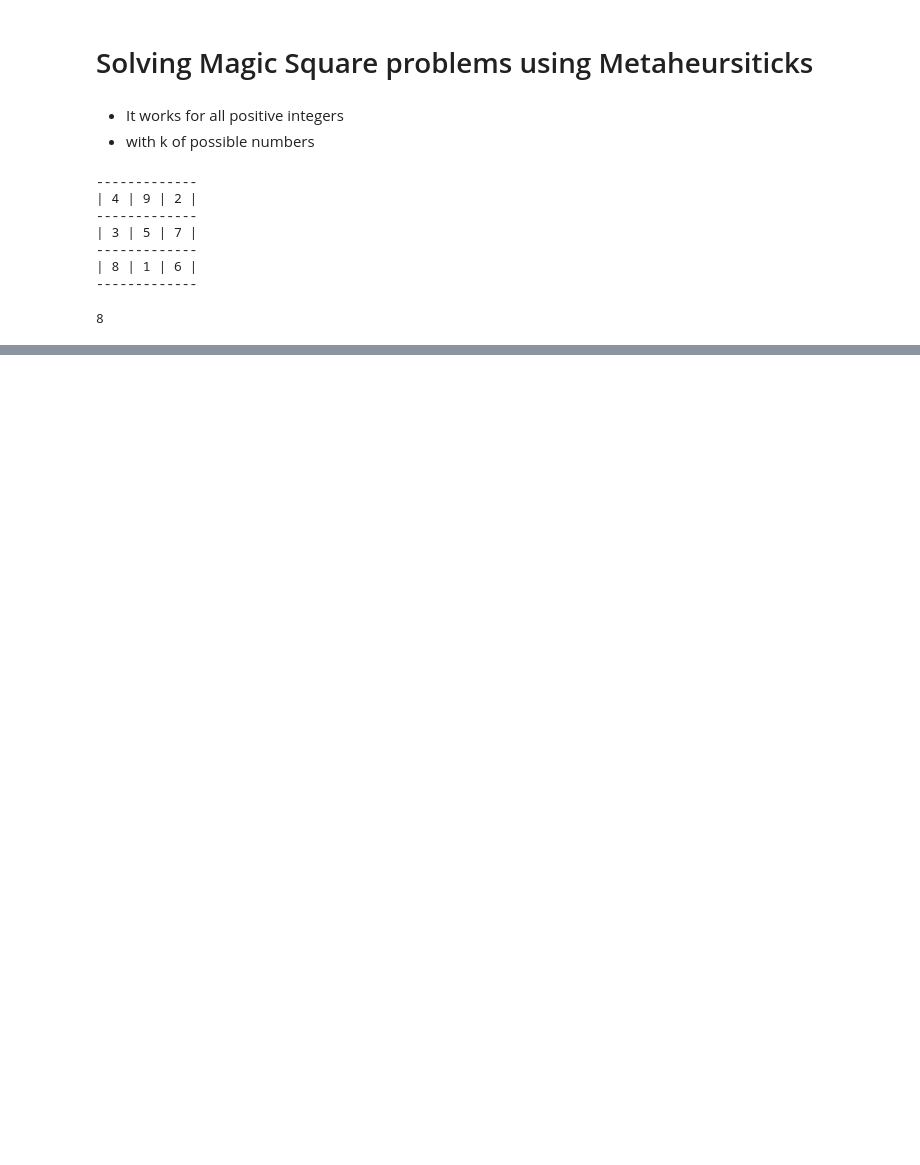
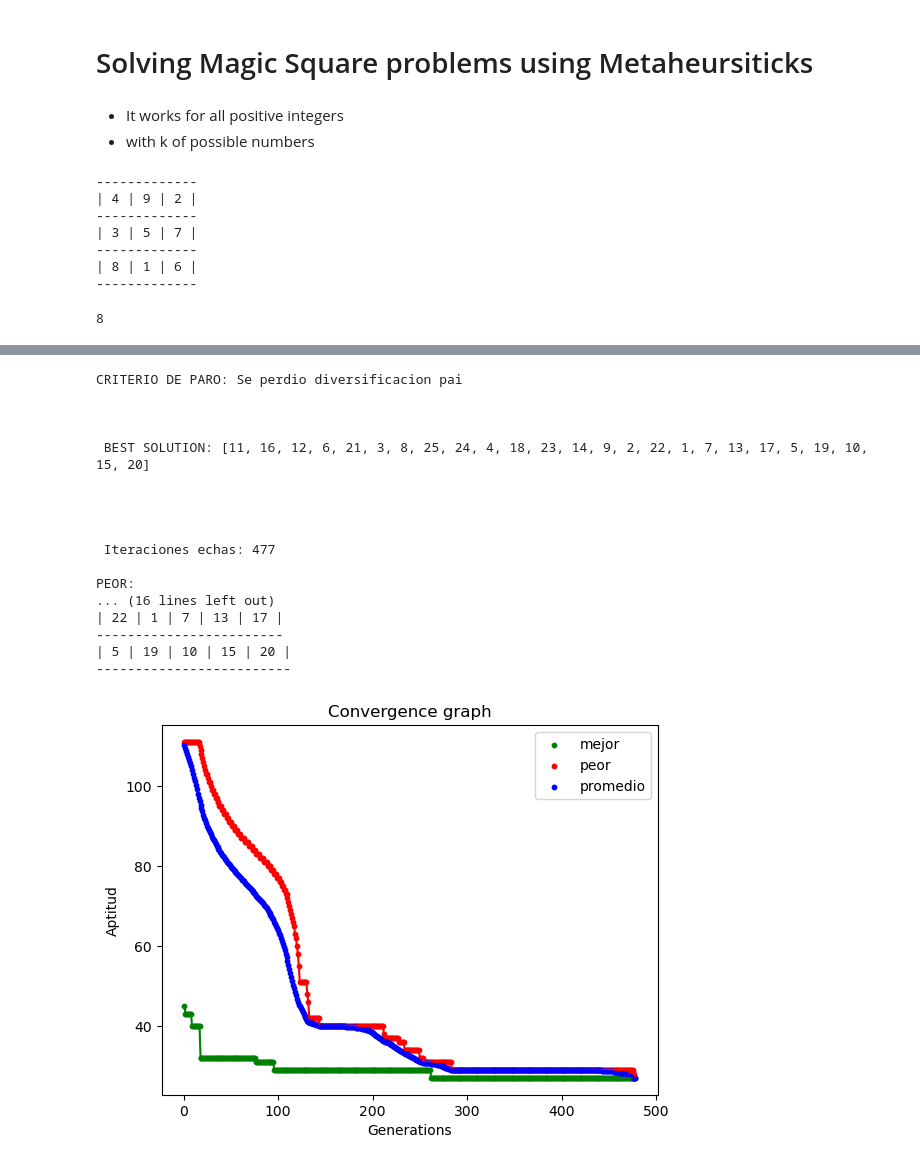
Before and after one commit to PhilipSanM/AI_L0v3rs, a Jupyter notebook: AI_Eng/bio_inspired algorithms/GA/Magic Square.ipynb, the cells around one changed output, grey strips where cells are left out. Saved outputs shown, nothing was run; the diff lists cells and outputs as text; code cells hidden in the pictures; blank space fills up the shorter version.

```diff
--- a/AI_Eng/bio_inspired algorithms/GA/Magic Square.ipynb
+++ b/AI_Eng/bio_inspired algorithms/GA/Magic Square.ipynb
@@ -390,0 +500,42 @@ Numero de fallo en 15 - linea:  6.0
+# %%
+cost_func = get_min_error
+populationSize = 10000
+mutationRate = 0.9
+crossRate = 0.9
+maxIterations = 1000
+n = 5
+
+bests,worsts,averages, parents, iterations = GA_Magic_Square(cost_func, populationSize, mutationRate, crossRate, maxIterations, n)
+
+print("PEOR:")
+print("Numero de 15's en filas: ",get_succes_sum(parents[-1], n, get_k(n)))
+print("Numero de fallo en 15 - linea: ",get_min_error(parents[-1], n, get_k(n)))
+
+
+print("\nMejor:")
+print("Numero de 15's en filas: ",get_succes_sum(parents[0], n, get_k(n)))
+print("Numero de fallo en 15 - linea: ",get_min_error(parents[0], n, get_k(n)))
+
+print_magic_square(parents[0], n)
+
+
+graphicate(bests, worsts, averages, len(bests))
+# %% [output]
+CRITERIO DE PARO: Se perdio diversificacion pai
+
+
+
+ BEST SOLUTION: [11, 16, 12, 6, 21, 3, 8, 25, 24, 4, 18, 23, 14, 9, 2, 22, 1, 7, 13, 17, 5, 19, 10, 15, 20]
+
+
+
+
+ Iteraciones echas: 477
+
+PEOR:
+... (16 lines left out)
+| 22 | 1 | 7 | 13 | 17 |
+------------------------
+| 5 | 19 | 10 | 15 | 20 |
+-------------------------
+[figure, added]
```
Also changed, not shown: parts of 5 cells of this notebook.
